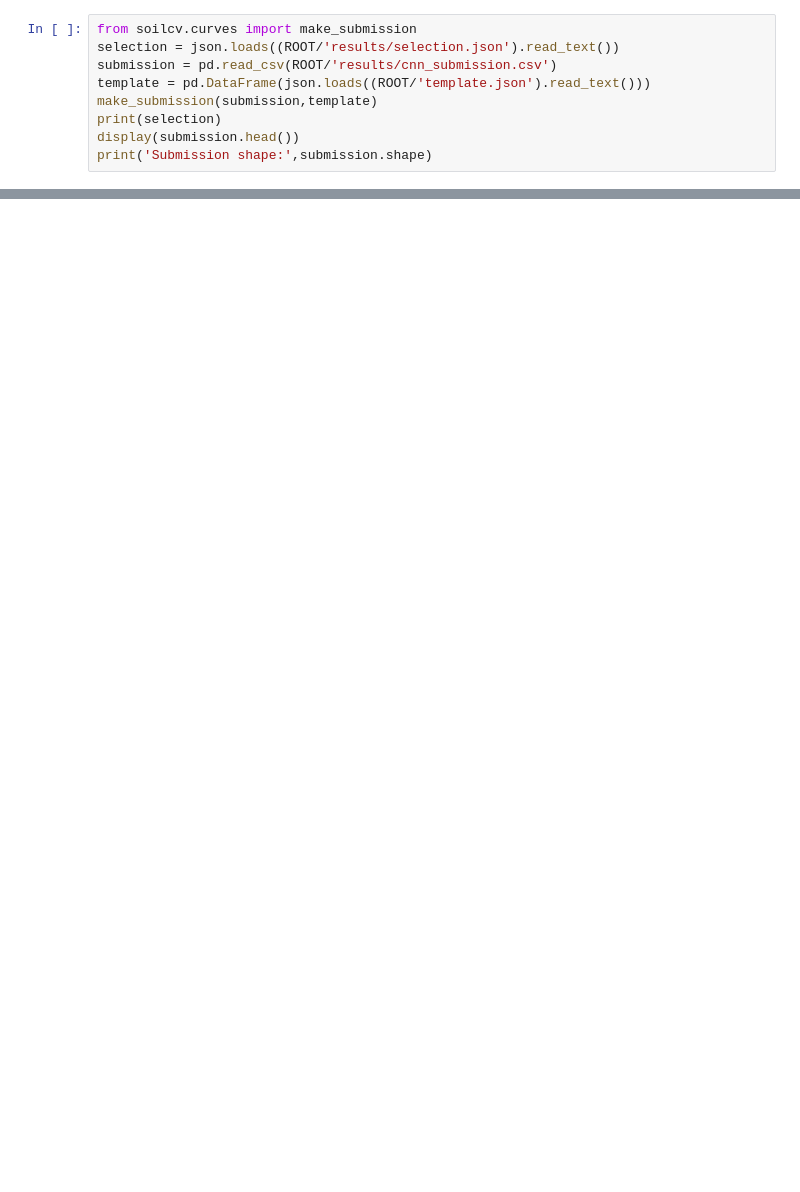
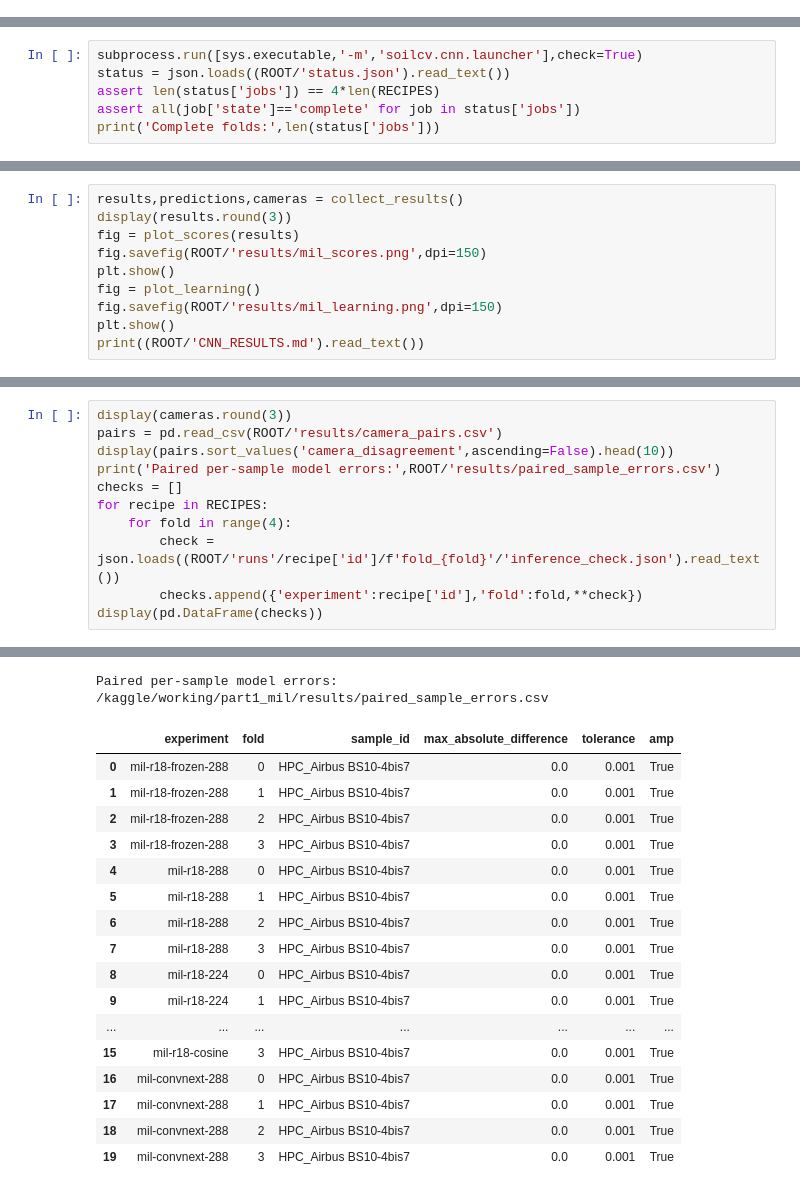
Before and after one commit to sl4shuur/HuggingTripleAces, a Jupyter notebook: advanced-cv/lab-1/cnn.ipynb, the cells around one changed output, grey strips where cells are left out. Cells and saved outputs as stored; diff of their text form; blank space fills up the shorter version.

```diff
--- a/advanced-cv/lab-1/cnn.ipynb
+++ b/advanced-cv/lab-1/cnn.ipynb
@@ -349,9 +0,0 @@ It can build the model without downloading ImageNet weights again.
-# %%
-from soilcv.curves import make_submission
-selection = json.loads((ROOT/'results/selection.json').read_text())
-submission = pd.read_csv(ROOT/'results/cnn_submission.csv')
-template = pd.DataFrame(json.loads((ROOT/'template.json').read_text()))
-make_submission(submission,template)
-print(selection)
-display(submission.head())
-print('Submission shape:',submission.shape)
@@ -394,0 +120,6 @@ W&B: https://wandb.ai/public-team/soil-grain-size
+# %%
+subprocess.run([sys.executable,'-m','soilcv.cnn.launcher'],check=True)
+status = json.loads((ROOT/'status.json').read_text())
+assert len(status['jobs']) == 4*len(RECIPES)
+assert all(job['state']=='complete' for job in status['jobs'])
+print('Complete folds:',len(status['jobs']))
@@ -394,0 +150,10 @@ W&B: https://wandb.ai/public-team/soil-grain-size
+# %%
+results,predictions,cameras = collect_results()
+display(results.round(3))
+fig = plot_scores(results)
+fig.savefig(ROOT/'results/mil_scores.png',dpi=150)
+plt.show()
+fig = plot_learning()
+fig.savefig(ROOT/'results/mil_learning.png',dpi=150)
+plt.show()
+print((ROOT/'CNN_RESULTS.md').read_text())
@@ -394,0 +193,12 @@ W&B: https://wandb.ai/public-team/soil-grain-size
+# %%
+display(cameras.round(3))
+pairs = pd.read_csv(ROOT/'results/camera_pairs.csv')
+display(pairs.sort_values('camera_disagreement',ascending=False).head(10))
+print('Paired per-sample model errors:',ROOT/'results/paired_sample_errors.csv')
+checks = []
+for recipe in RECIPES:
+    for fold in range(4):
+        check = json.loads((ROOT/'runs'/recipe['id']/f'fold_{fold}'/'inference_check.json').read_text())
+        checks.append({'experiment':recipe['id'],'fold':fold,**check})
+display(pd.DataFrame(checks))
+# %% [output]
@@ -394,0 +222,18 @@ W&B: https://wandb.ai/public-team/soil-grain-size
+Paired per-sample model errors: /kaggle/working/part1_mil/results/paired_sample_errors.csv
+|  | experiment | fold | sample_id | max_absolute_difference | tolerance | amp |
+| 0 | mil-r18-frozen-288 | 0 | HPC_Airbus BS10-4bis7 | 0.0 | 0.001 | True |
+| 1 | mil-r18-frozen-288 | 1 | HPC_Airbus BS10-4bis7 | 0.0 | 0.001 | True |
+| 2 | mil-r18-frozen-288 | 2 | HPC_Airbus BS10-4bis7 | 0.0 | 0.001 | True |
+| 3 | mil-r18-frozen-288 | 3 | HPC_Airbus BS10-4bis7 | 0.0 | 0.001 | True |
+| 4 | mil-r18-288 | 0 | HPC_Airbus BS10-4bis7 | 0.0 | 0.001 | True |
+| 5 | mil-r18-288 | 1 | HPC_Airbus BS10-4bis7 | 0.0 | 0.001 | True |
+| 6 | mil-r18-288 | 2 | HPC_Airbus BS10-4bis7 | 0.0 | 0.001 | True |
+| 7 | mil-r18-288 | 3 | HPC_Airbus BS10-4bis7 | 0.0 | 0.001 | True |
+| 8 | mil-r18-224 | 0 | HPC_Airbus BS10-4bis7 | 0.0 | 0.001 | True |
+| 9 | mil-r18-224 | 1 | HPC_Airbus BS10-4bis7 | 0.0 | 0.001 | True |
+| ... | ... | ... | ... | ... | ... | ... |
+| 15 | mil-r18-cosine | 3 | HPC_Airbus BS10-4bis7 | 0.0 | 0.001 | True |
+| 16 | mil-convnext-288 | 0 | HPC_Airbus BS10-4bis7 | 0.0 | 0.001 | True |
+| 17 | mil-convnext-288 | 1 | HPC_Airbus BS10-4bis7 | 0.0 | 0.001 | True |
+| 18 | mil-convnext-288 | 2 | HPC_Airbus BS10-4bis7 | 0.0 | 0.001 | True |
+| 19 | mil-convnext-288 | 3 | HPC_Airbus BS10-4bis7 | 0.0 | 0.001 | True |
```
Also changed, not shown: parts of 37 cells of this notebook, 4 other files.
